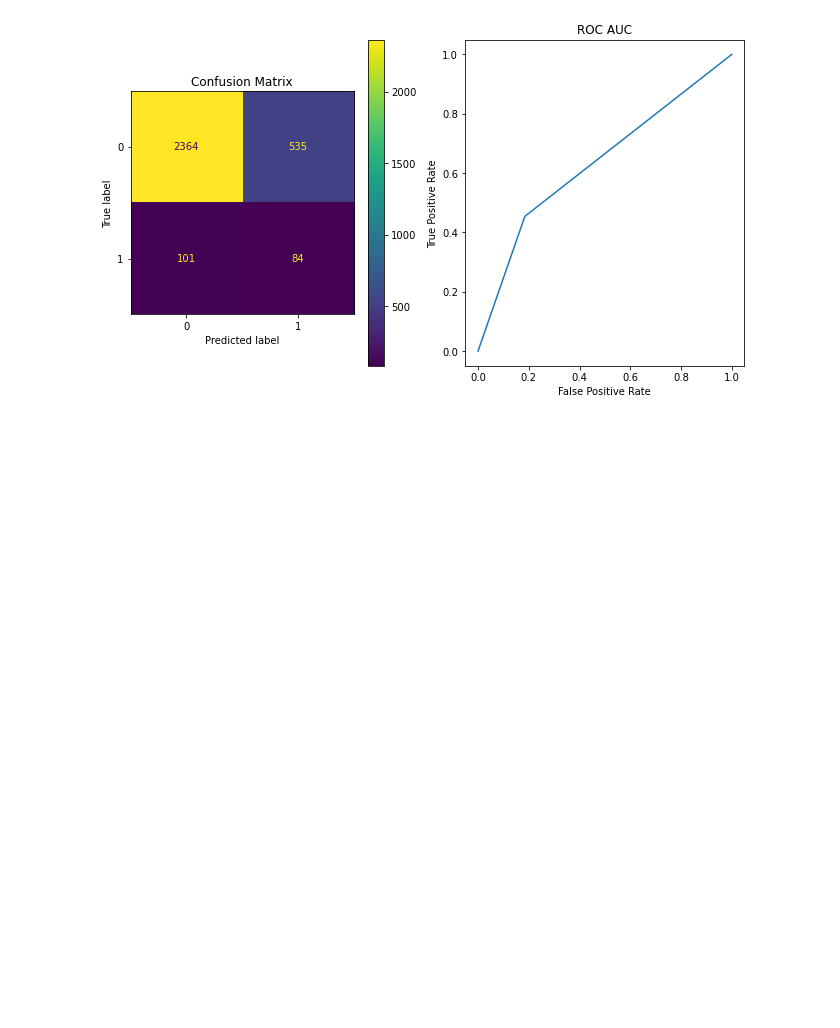
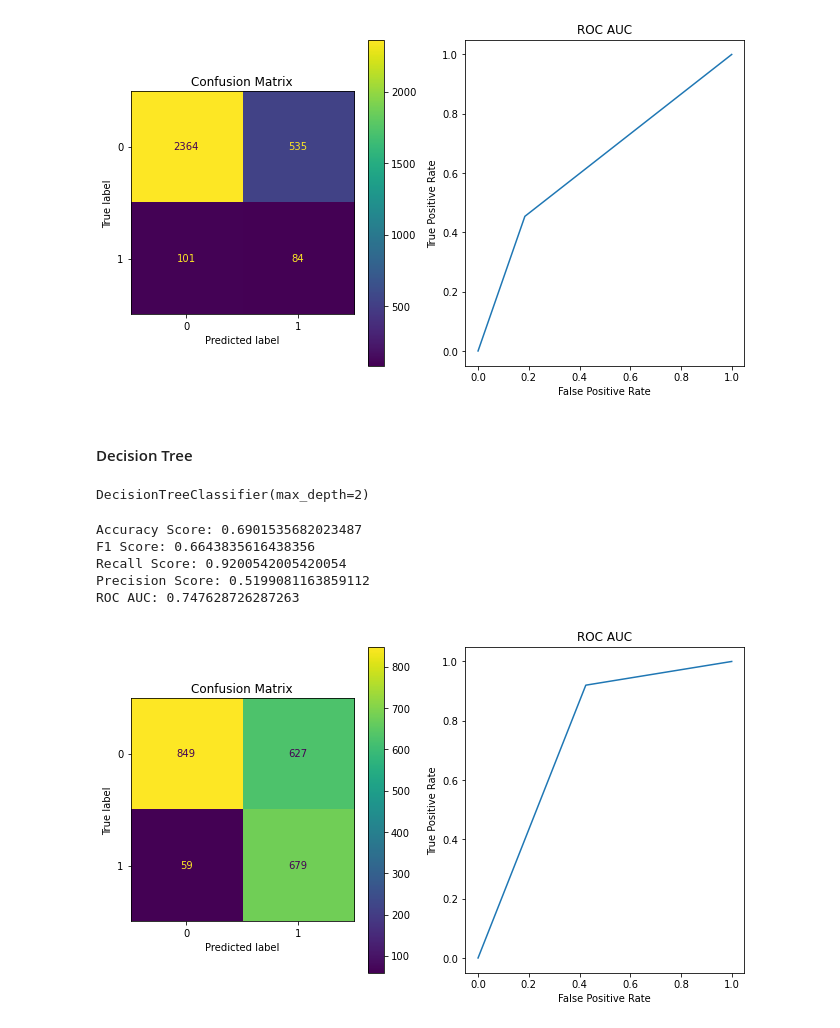
Before and after one commit to MohammadRouintan/Vehicle-Insurance-Claim-Fraud-Detection-Classification, a Jupyter notebook: VehicleInsuranceCLASSIFICATION.ipynb, the cells around one changed output. Drawn from its saved outputs; the diff is of its cells as text; code cells hidden in the pictures; blank space fills up the shorter version.

Commit message:
try another models

```diff
--- a/VehicleInsuranceCLASSIFICATION.ipynb
+++ b/VehicleInsuranceCLASSIFICATION.ipynb
@@ -330,7 +330,7 @@ model_name_train, accuracy_train, recall_train, precision_train, f1_train, roc_a
 def analysis_model_with_train(modelname, model, x_train, y_train):
     y_pred = model.predict(x_train)
 
-    model_name_train.append(model_name)
+    model_name_train.append(modelname)
     accuracy_train.append(accuracy_score(y_train, y_pred))
     f1_train.append(f1_score(y_train, y_pred))
     recall_train.append(recall_score(y_train, y_pred))
@@ -604,3 +604,21 @@ Recall Score: 0.4540540540540541
 Precision Score: 0.13570274636510501
 ROC AUC: 0.6347538293726634
 [figure]
+# %% [markdown]
+#### Decision Tree
+# %%
+from sklearn.tree import DecisionTreeClassifier
+decision_tree_clf = DecisionTreeClassifier(max_depth=2)
+# %%
+decision_tree_clf.fit(x_under, y_under)
+# %% [output]
+DecisionTreeClassifier(max_depth=2)
+# %%
+analysis_model_with_train('decision_tree_clf_under', decision_tree_clf, x_under, y_under)
+# %% [output]
+Accuracy Score: 0.6901535682023487
+F1 Score: 0.6643835616438356
+Recall Score: 0.9200542005420054
+Precision Score: 0.5199081163859112
+ROC AUC: 0.747628726287263
+[figure, added]
```
Also changed, not shown: parts of 25 cells of this notebook.
